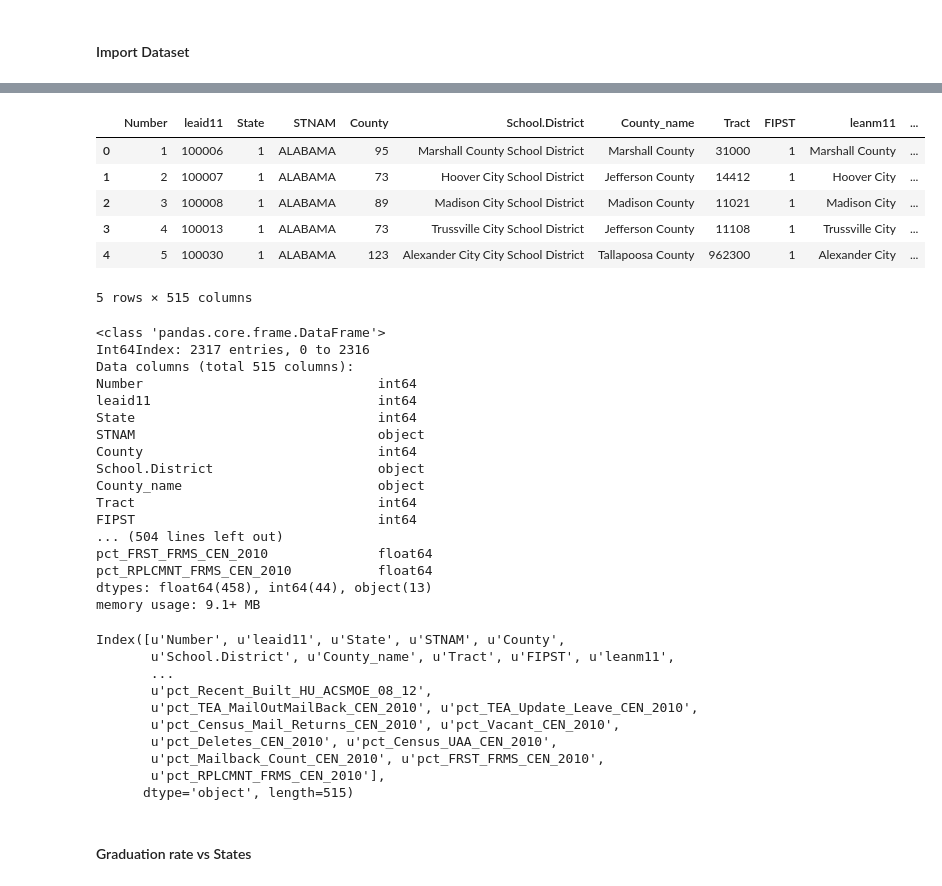
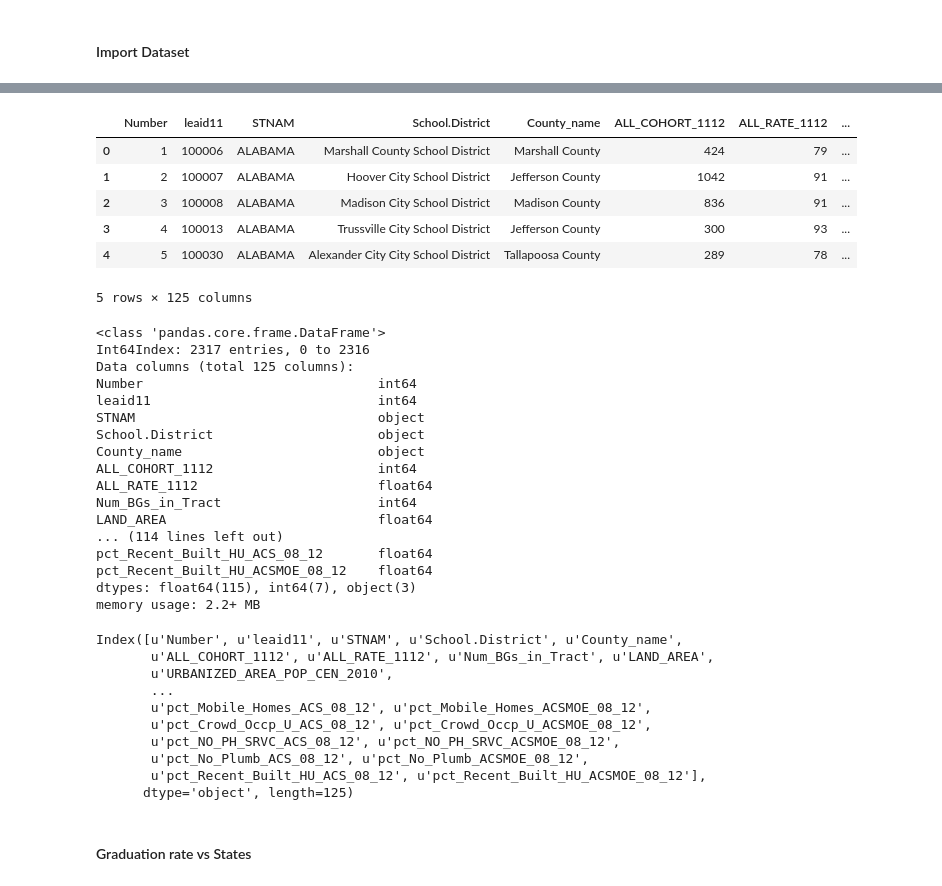
Before and after one commit to lqingsandra/DAT_SF_19, a Jupyter notebook: Homework/Project/Project.ipynb, the cells around one changed output, grey strips where cells are left out. Saved outputs shown, nothing was run; the diff lists cells and outputs as text; code cells hidden in the pictures.

```diff
--- a/Homework/Project/Project.ipynb
+++ b/Homework/Project/Project.ipynb
@@ -23,51 +23,51 @@ output_notebook()
 # %% [output]
 [interactive output not drawn]
 # %%
-att = pd.read_csv('../DataScience/Dataset/graduation-cleaned.csv')
+att = pd.read_csv('~/Desktop/DataScience/Dataset/graduation-cleaned.csv')
 att.head()
 # %% [output]
-|  | Number | leaid11 | State | STNAM | County | School.District | County_name | Tract | FIPST | leanm11 | ... |
-| 0 | 1 | 100006 | 1 | ALABAMA | 95 | Marshall County School District | Marshall County | 31000 | 1 | Marshall County | ... |
-| 1 | 2 | 100007 | 1 | ALABAMA | 73 | Hoover City School District | Jefferson County | 14412 | 1 | Hoover City | ... |
-| 2 | 3 | 100008 | 1 | ALABAMA | 89 | Madison City School District | Madison County | 11021 | 1 | Madison City | ... |
-| 3 | 4 | 100013 | 1 | ALABAMA | 73 | Trussville City School District | Jefferson County | 11108 | 1 | Trussville City | ... |
-| 4 | 5 | 100030 | 1 | ALABAMA | 123 | Alexander City City School District | Tallapoosa County | 962300 | 1 | Alexander City | ... |
+|  | Number | leaid11 | STNAM | School.District | County_name | ALL_COHORT_1112 | ALL_RATE_1112 | ... |
+| 0 | 1 | 100006 | ALABAMA | Marshall County School District | Marshall County | 424 | 79 | ... |
+| 1 | 2 | 100007 | ALABAMA | Hoover City School District | Jefferson County | 1042 | 91 | ... |
+| 2 | 3 | 100008 | ALABAMA | Madison City School District | Madison County | 836 | 91 | ... |
+| 3 | 4 | 100013 | ALABAMA | Trussville City School District | Jefferson County | 300 | 93 | ... |
+| 4 | 5 | 100030 | ALABAMA | Alexander City City School District | Tallapoosa County | 289 | 78 | ... |
-5 rows × 515 columns
+5 rows × 125 columns
 # %%
 att.info(10)
 # %% [output]
 <class 'pandas.core.frame.DataFrame'>
 Int64Index: 2317 entries, 0 to 2316
-Data columns (total 515 columns):
+Data columns (total 125 columns):
 Number                              int64
 leaid11                             int64
-State                               int64
 STNAM                               object
-County                              int64
 School.District                     object
 County_name                         object
-Tract                               int64
-FIPST                               int64
-... (504 lines left out)
-pct_FRST_FRMS_CEN_2010              float64
-pct_RPLCMNT_FRMS_CEN_2010           float64
-dtypes: float64(458), int64(44), object(13)
-memory usage: 9.1+ MB
+ALL_COHORT_1112                     int64
+ALL_RATE_1112                       float64
+Num_BGs_in_Tract                    int64
+LAND_AREA                           float64
+... (114 lines left out)
+pct_Recent_Built_HU_ACS_08_12       float64
+pct_Recent_Built_HU_ACSMOE_08_12    float64
+dtypes: float64(115), int64(7), object(3)
+memory usage: 2.2+ MB
 # %%
 #partial of variables, shown to be easier to use in the following analysis
 feature_names = att.columns[:]
 feature_names
 # %% [output]
-Index([u'Number', u'leaid11', u'State', u'STNAM', u'County',
-       u'School.District', u'County_name', u'Tract', u'FIPST', u'leanm11',
+Index([u'Number', u'leaid11', u'STNAM', u'School.District', u'County_name',
+       u'ALL_COHORT_1112', u'ALL_RATE_1112', u'Num_BGs_in_Tract', u'LAND_AREA',
+       u'URBANIZED_AREA_POP_CEN_2010',
        ...
-       u'pct_Recent_Built_HU_ACSMOE_08_12',
-       u'pct_TEA_MailOutMailBack_CEN_2010', u'pct_TEA_Update_Leave_CEN_2010',
-       u'pct_Census_Mail_Returns_CEN_2010', u'pct_Vacant_CEN_2010',
-       u'pct_Deletes_CEN_2010', u'pct_Census_UAA_CEN_2010',
-       u'pct_Mailback_Count_CEN_2010', u'pct_FRST_FRMS_CEN_2010',
-       u'pct_RPLCMNT_FRMS_CEN_2010'],
-      dtype='object', length=515)
+       u'pct_Mobile_Homes_ACS_08_12', u'pct_Mobile_Homes_ACSMOE_08_12',
+       u'pct_Crowd_Occp_U_ACS_08_12', u'pct_Crowd_Occp_U_ACSMOE_08_12',
+       u'pct_NO_PH_SRVC_ACS_08_12', u'pct_NO_PH_SRVC_ACSMOE_08_12',
+       u'pct_No_Plumb_ACS_08_12', u'pct_No_Plumb_ACSMOE_08_12',
+       u'pct_Recent_Built_HU_ACS_08_12', u'pct_Recent_Built_HU_ACSMOE_08_12'],
+      dtype='object', length=125)
 # %% [markdown]
 #### Graduation rate vs States
 # %%
```
Also changed, not shown: parts of 39 cells of this notebook, 35 other files.
